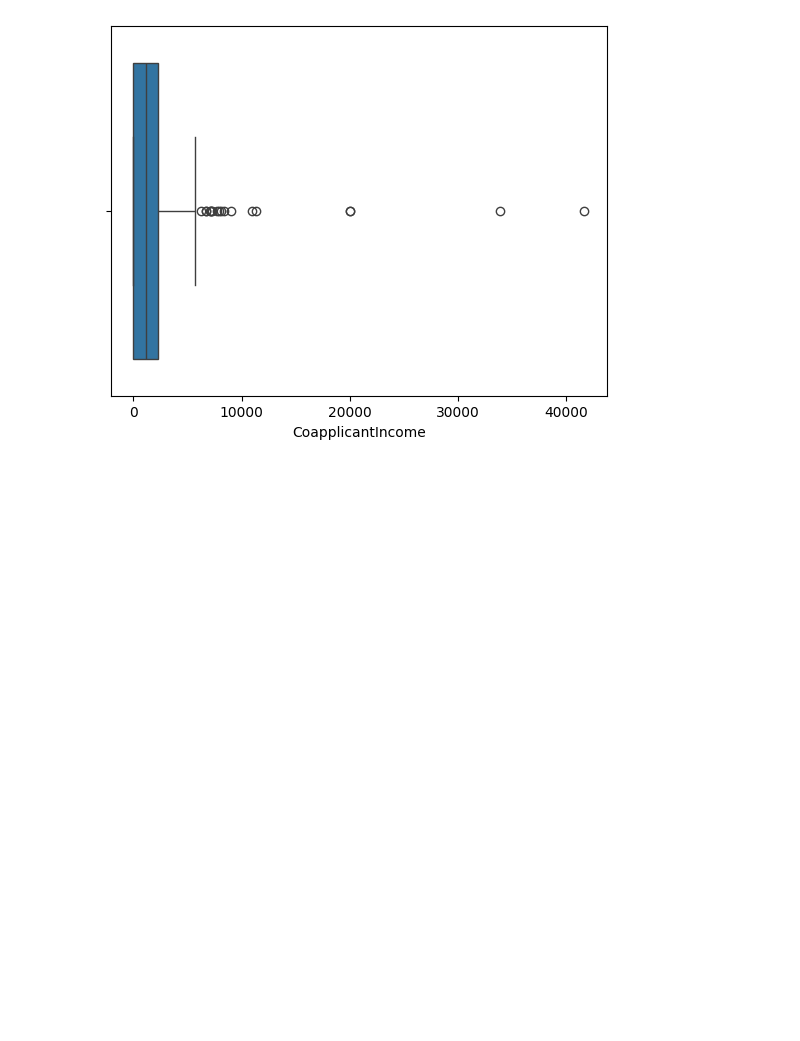
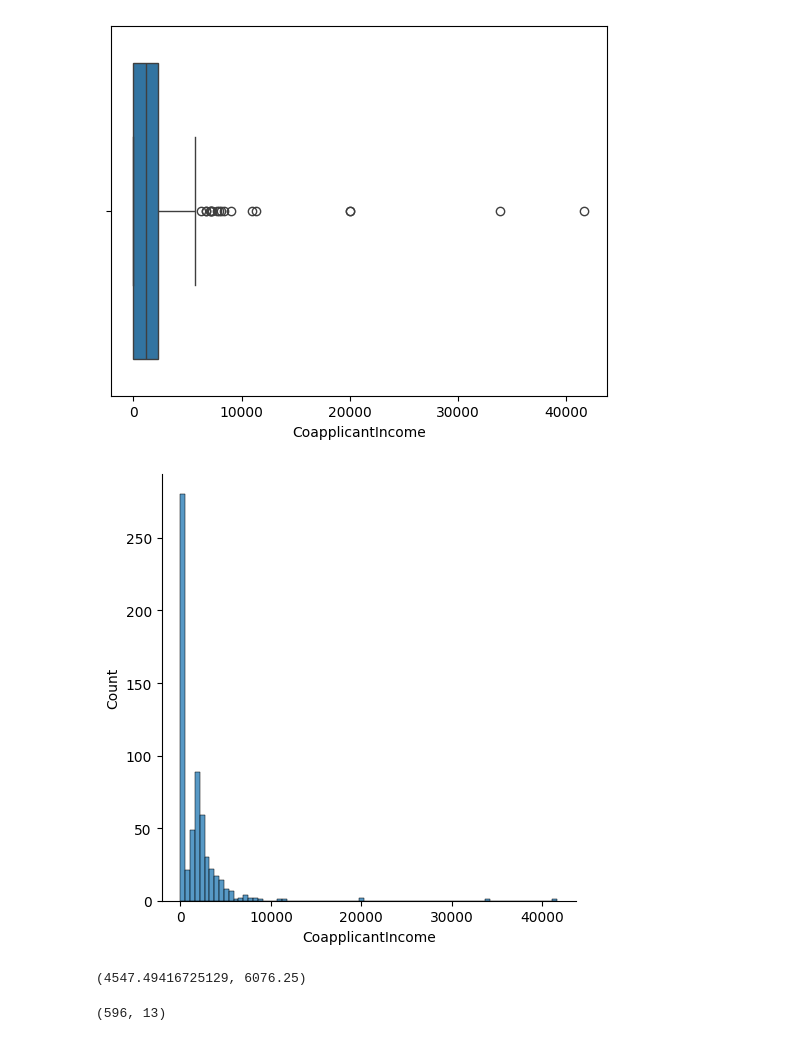
Before and after one commit to Hridayansh018/ML_Basics, a Jupyter notebook: file1.ipynb, the cells around one changed output. Cells and saved outputs as stored; diff of their text form; code cells hidden in the pictures; blank space fills up the shorter version.

```diff
--- a/file1.ipynb
+++ b/file1.ipynb
@@ -515,3 +526,19 @@ sns.boxplot(data=dataset,x="CoapplicantIncome")
 plt.show()
 # %% [output]
 [figure]
+# %%
+sns.displot(dataset['CoapplicantIncome'])
+plt.show()
+# %% [output]
+[figure, added]
+# %%
+min_range = dataset['CoapplicantIncome'].mean() - dataset['CoapplicantIncome'].std()
+min_range = dataset['CoapplicantIncome'].mean() + dataset['CoapplicantIncome'].std()
+min_range, max_range
+# %% [output]
+(4547.49416725129, 6076.25)
+# %%
+new_dataset = dataset[dataset['CoapplicantIncome']<=max_range]
+new_dataset.shape
+# %% [output]
+(596, 13)
```
Also changed, not shown: parts of 4 cells of this notebook.
